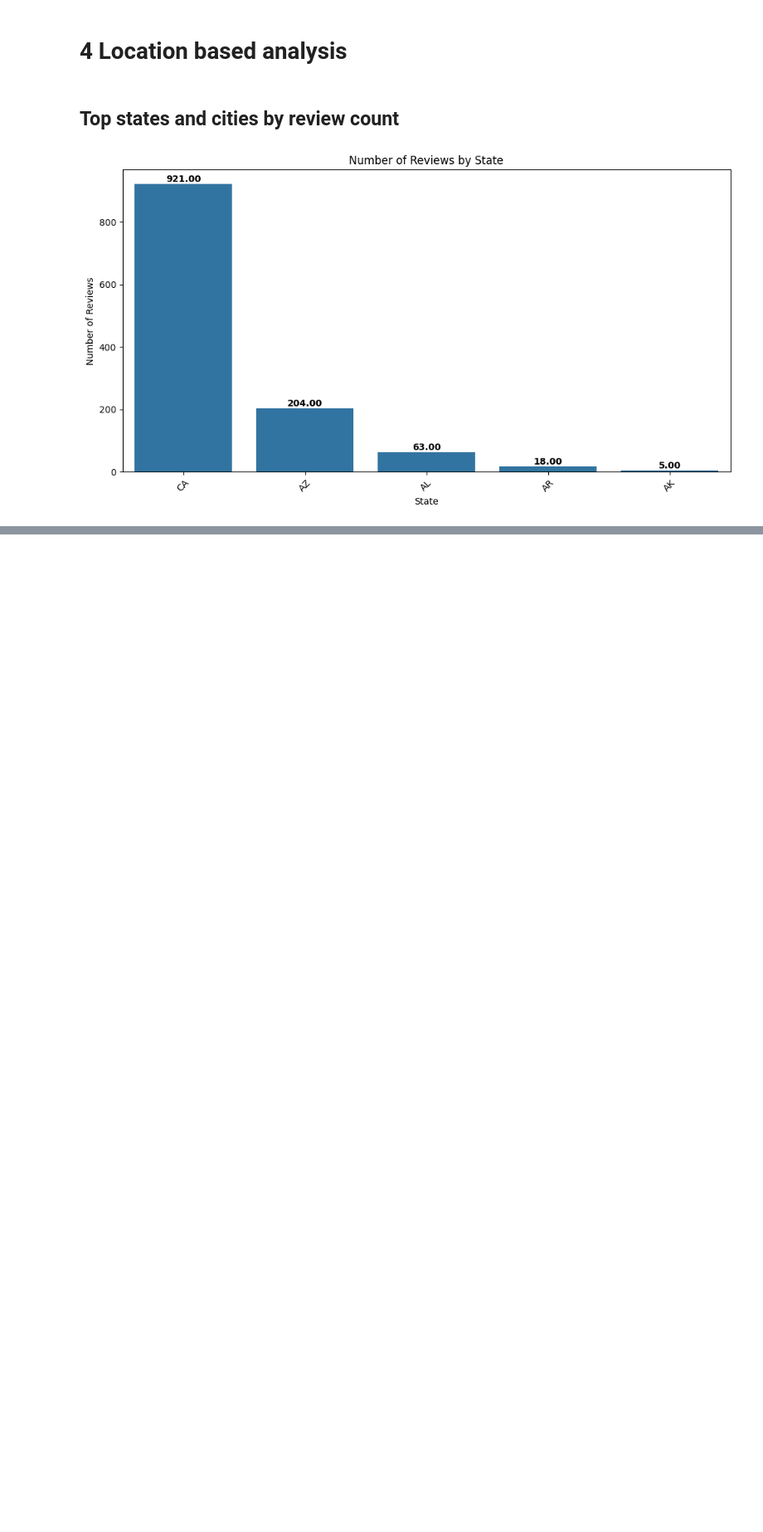
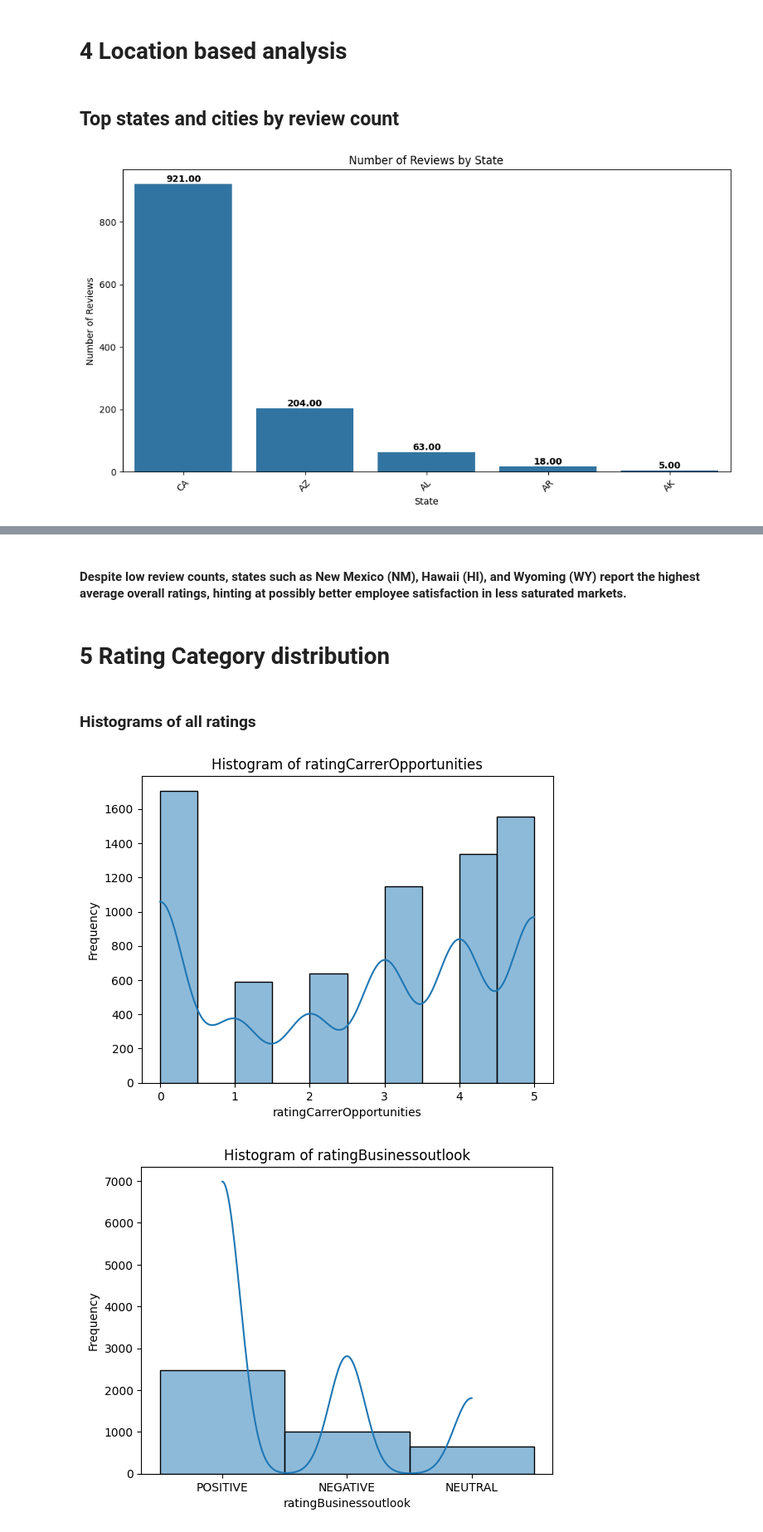
Before and after one commit to saiteja007-mv/Glassdoor-Companies-Review-Analysis, a Jupyter notebook: 4 Data analysis of Glassdoor Reviews/Module 2 EDA/1 EDA.ipynb, the cells around one changed output, grey strips where cells are left out. Shown at 83% size. Drawn from its saved outputs; the diff is of its cells as text; code cells hidden in the pictures; blank space fills up the shorter version.

```diff
--- a/4 Data analysis of Glassdoor Reviews/Module 2 EDA/1 EDA.ipynb
+++ b/4 Data analysis of Glassdoor Reviews/Module 2 EDA/1 EDA.ipynb
@@ -416,0 +410,17 @@ Index(['Employeer ID', 'Employeer Name', 'Employement Status', 'job title',
+# %% [markdown]
+#### Despite low review counts, states such as New Mexico (NM), Hawaii (HI), and Wyoming (WY) report the highest average overall ratings, hinting at possibly better employee satisfaction in less saturated markets.
+# %% [markdown]
+# 5 Rating Category distribution
+# %% [markdown]
+### Histograms of all ratings
+# %%
+for rating_type in ['ratingCarrerOpportunities', 'ratingBusinessoutlook', 'ratingCEO', 'ratingCompensationand Benefits', 'ratingCulutreand Values', 'ratingDiversity and Inclusion', 'rating Overall', 'ratingSeniorleadership', 'rating worklifebalance']:
+    sns.histplot(reviews[rating_type], bins=10, kde=True)
+    plt.title(f'Histogram of {rating_type}')
+    plt.xlabel(rating_type)
+    plt.ylabel('Frequency')
+    plt.savefig(f'Plottings/Histograms/Histogram of {rating_type}.png', dpi=300, bbox_inches='tight')
+    plt.show()
+# %% [output]
+[figure, added]
+[figure, added]
```
Also changed, not shown: parts of 33 cells of this notebook, 21 other files.
